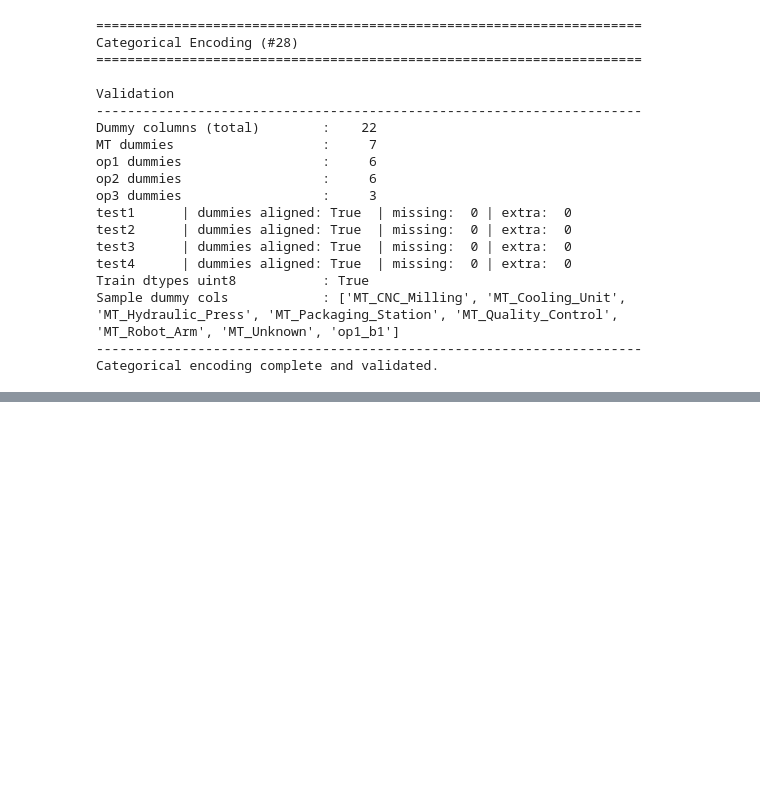
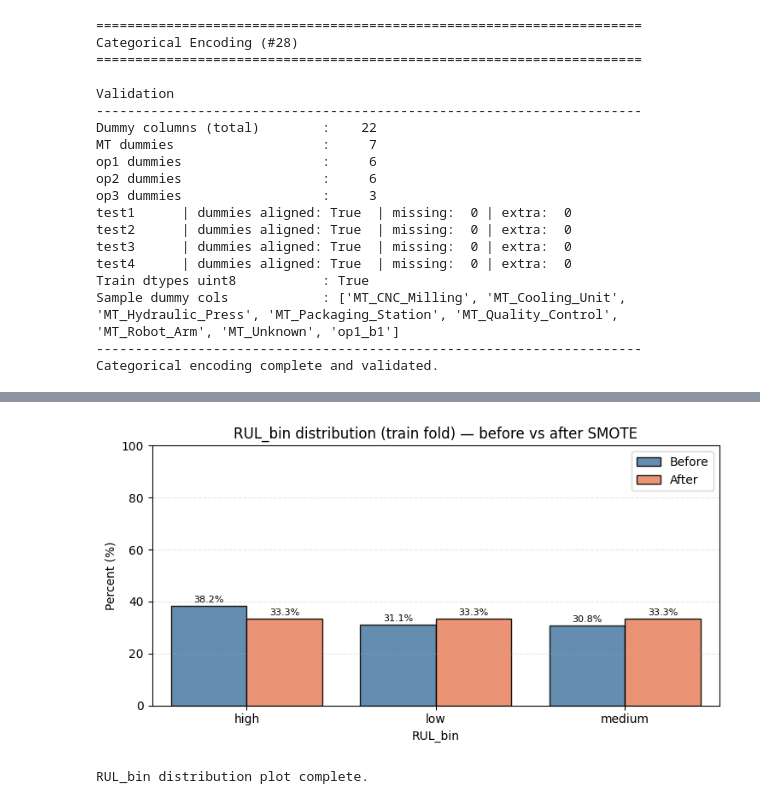
Before and after one commit to canozkan17/ROS2-Based-Smart-Factory-Digital-Twin, a Jupyter notebook: CMAPSS_ML_training.ipynb, the cells around one changed output, grey strips where cells are left out. Drawn from its saved outputs; the diff is of its cells as text; code cells hidden in the pictures; blank space fills up the shorter version.

```diff
--- a/CMAPSS_ML_training.ipynb
+++ b/CMAPSS_ML_training.ipynb
@@ -3568,0 +4021,35 @@ Categorical encoding complete and validated.
+# %%
+#30A/ RUL_bin distribution before/after SMOTE (preview fold)
+
+# Plot only if preview data exists
+before_s = globals().get('preview_rulbin_before_30', pd.Series([], dtype=object))
+after_s  = globals().get('preview_rulbin_after_30',  pd.Series([], dtype=object))
+
+if before_s.size > 0 and after_s.size > 0:
+    plt.figure(figsize=(7.5, 4))
+    nb = (before_s.value_counts(normalize=True).sort_index()*100).rename("Before")
+    na = (after_s.value_counts(normalize=True).sort_index()*100).rename("After")
+    plot_df = pd.concat([nb, na], axis=1).fillna(0.0)
+    plot_df.index.name = "RUL_bin"
+    plot_df = plot_df.reset_index().melt(id_vars="RUL_bin", var_name="Set", value_name="Percent")
+
+    sns.barplot(data=plot_df, x="RUL_bin", y="Percent", hue="Set", palette=["steelblue","coral"], edgecolor="black", alpha=0.9)
+    plt.title("RUL_bin distribution (train fold) — before vs after SMOTE")
+    plt.ylabel("Percent (%)")
+    plt.xlabel("RUL_bin")
+    plt.ylim(0, 100)
+    plt.grid(axis='y', alpha=0.3, linestyle='--')
+    plt.legend(title="")
+    for p in plt.gca().patches:
+        height = p.get_height()
+        if height > 0:
+            plt.gca().annotate(f"{height:.1f}%", (p.get_x() + p.get_width()/2, height + 0.8),
+                               ha='center', va='bottom', fontsize=8)
+    plt.tight_layout()
+    plt.show()
+    print("RUL_bin distribution plot complete.")
+else:
+    print("run #30/ Stratified Split & Resample.")
+# %% [output]
+[figure, added]
+RUL_bin distribution plot complete.
```
Also changed, not shown: parts of 11 cells of this notebook.
